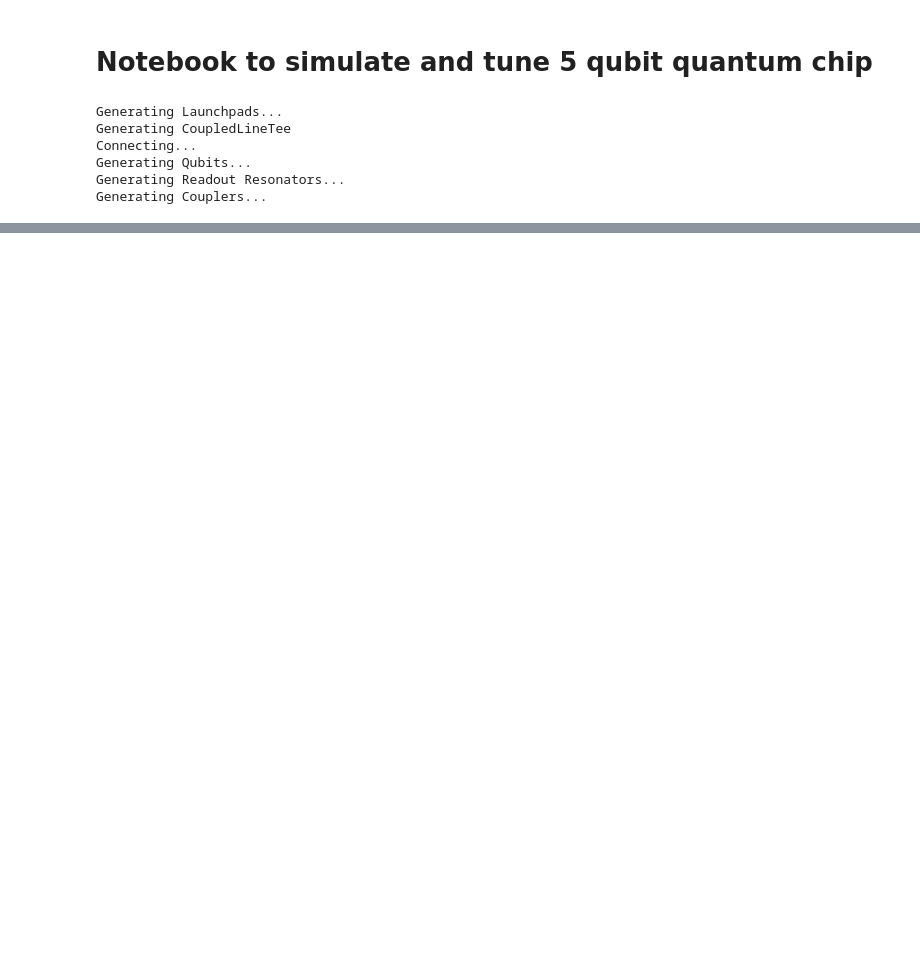
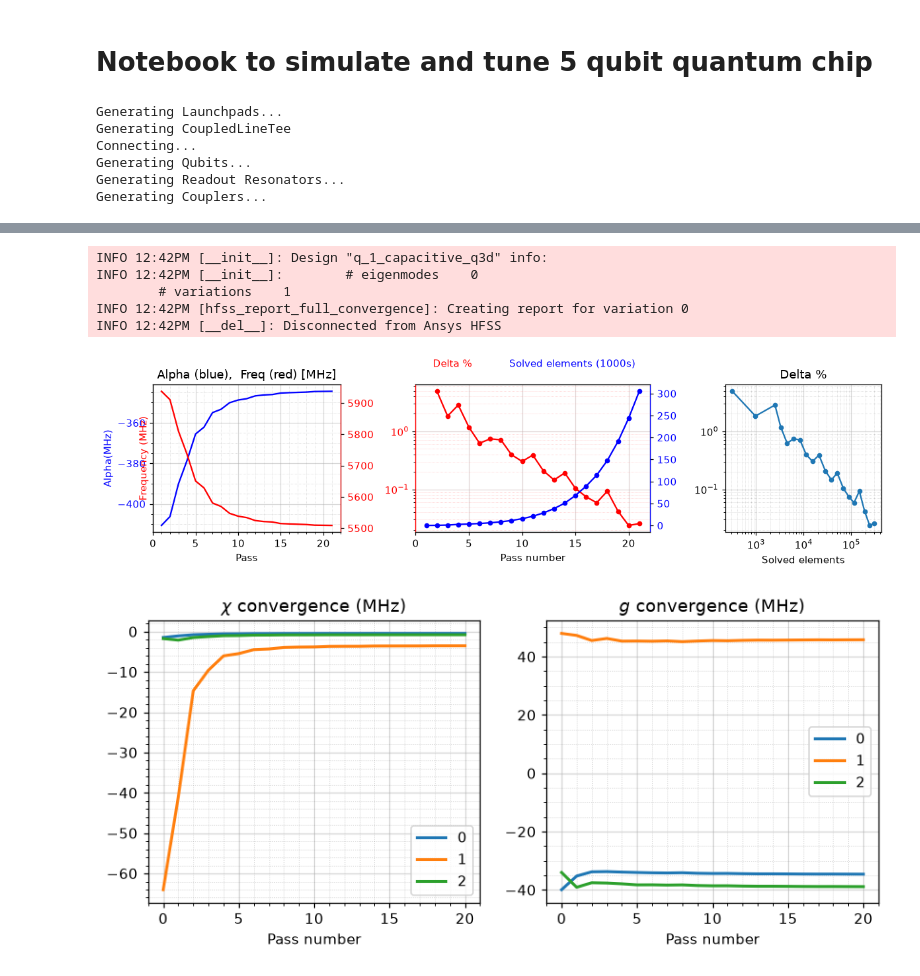
Before and after one commit to recursion2612/metal-flow, a Jupyter notebook: src/metal_flow/main_design.ipynb, the cells around one changed output, grey strips where cells are left out. Saved outputs shown, nothing was run; the diff lists cells and outputs as text; code cells hidden in the pictures; blank space fills up the shorter version.

Commit message:
Checkpoint for design. A lot of changes with no fixed goals. Don't use this as a fall point

```diff
--- a/src/metal_flow/main_design.ipynb
+++ b/src/metal_flow/main_design.ipynb
@@ -17,9 +17,3 @@ Connecting...
 Generating Qubits...
 Generating Readout Resonators...
 Generating Couplers...
-# %%
-design.components['q_0'].options.pad_width = '427 um'
-design.components['q_1'].options.pad_width = '375 um'
-design.components.q_2.options.pad_width = '475 um'
-print(design.components.q_2.options.pad_width)
-design.rebuild()
@@ -28 +67,5 @@ design.rebuild()
+# %%
+from qiskit_metal.analyses import LOManalysis
+
+lom = LOManalysis(design, 'q3d')
 # %%
@@ -115,0 +144,4 @@ Total passes:16
+# %%
+import numpy as np
+FOUR_QUBIT_DESIGN_DICT.simulations.capacitive.q_0 = Dict(lumped_oscillator = lom.lumped_oscillator, cap_matrix = lom.sim.capacitance_matrix)
+FOUR_QUBIT_DESIGN_DICT.simulations.capacitive
@@ -115,0 +347,3 @@ Total passes:16
+# %%
+lom.setup = Dict(junctions=Dict(Lj=11.5, Cj=2), freq_readout=FOUR_QUBIT_DESIGN_DICT.resonator_frequencies_ghz[qubit_name], freq_bus=get_side_frequencies_for_qubit(qubit_name, FOUR_QUBIT_DESIGN_DICT))
+lom.run_lom()
@@ -115,0 +407,11 @@ Total passes:16
+# %%
+lom.plot_convergence()
+lom.plot_convergence_chi()
+# %% [output]
+INFO 12:42PM [__init__]: Design "q_1_capacitive_q3d" info:
+INFO 12:42PM [__init__]:        # eigenmodes    0
+        # variations    1
+INFO 12:42PM [hfss_report_full_convergence]: Creating report for variation 0
+INFO 12:42PM [__del__]: Disconnected from Ansys HFSS
+[figure, added]
+[figure, added]
```
Also changed, not shown: parts of 87 cells of this notebook, 27 other files.
